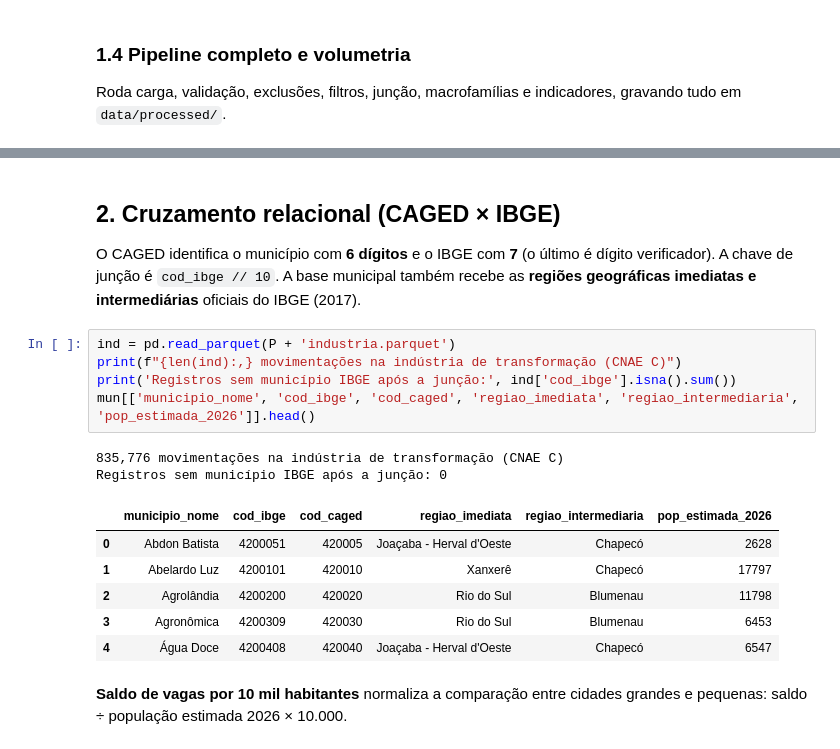
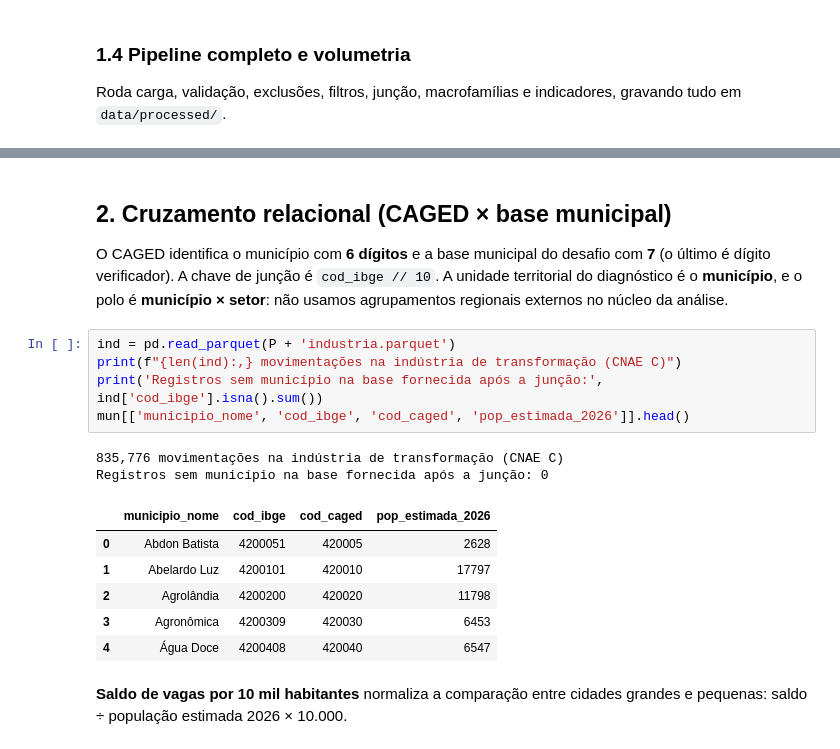
Before and after one commit to kiraabin/raio-x-industrial-sc-datathon-kirasapiens-unisenai, a Jupyter notebook: notebooks/raio_x_industria_sc.ipynb, the cells around one changed output, grey strips where cells are left out. Cells and saved outputs as stored; diff of their text form.

```diff
--- a/notebooks/raio_x_industria_sc.ipynb
+++ b/notebooks/raio_x_industria_sc.ipynb
@@ -120,22 +123,22 @@ Expansão sob pressão       6
 | 4 | Indústria de transformação (seção C) | 835776 |
 | 5 | ...das quais com salário válido p... | 781353 |
 # %% [markdown]
-## 2. Cruzamento relacional (CAGED × IBGE)
-O CAGED identifica o município com **6 dígitos** e o IBGE com **7** (o último é dígito verificador). A chave de junção é `cod_ibge // 10`. A base municipal também recebe as **regiões geográficas imediatas e intermediárias** oficiais do IBGE (2017).
+## 2. Cruzamento relacional (CAGED × base municipal)
+O CAGED identifica o município com **6 dígitos** e a base municipal do desafio com **7** (o último é dígito verificador). A chave de junção é `cod_ibge // 10`. A unidade territorial do diagnóstico é o **município**, e o polo é **município × setor**: não usamos agrupamentos regionais externos no núcleo da análise.
 # %%
 ind = pd.read_parquet(P + 'industria.parquet')
 print(f"{len(ind):,} movimentações na indústria de transformação (CNAE C)")
-print('Registros sem município IBGE após a junção:', ind['cod_ibge'].isna().sum())
-mun[['municipio_nome', 'cod_ibge', 'cod_caged', 'regiao_imediata', 'regiao_intermediaria', 'pop_estimada_2026']].head()
+print('Registros sem município na base fornecida após a junção:', ind['cod_ibge'].isna().sum())
+mun[['municipio_nome', 'cod_ibge', 'cod_caged', 'pop_estimada_2026']].head()
 # %% [output]
 835,776 movimentações na indústria de transformação (CNAE C)
-Registros sem município IBGE após a junção: 0
+Registros sem município na base fornecida após a junção: 0
-|  | municipio_nome | cod_ibge | cod_caged | regiao_imediata | regiao_intermediaria | pop_estimada_2026 |
-| 0 | Abdon Batista | 4200051 | 420005 | Joaçaba - Herval d'Oeste | Chapecó | 2628 |
-| 1 | Abelardo Luz | 4200101 | 420010 | Xanxerê | Chapecó | 17797 |
-| 2 | Agrolândia | 4200200 | 420020 | Rio do Sul | Blumenau | 11798 |
-| 3 | Agronômica | 4200309 | 420030 | Rio do Sul | Blumenau | 6453 |
-| 4 | Água Doce | 4200408 | 420040 | Joaçaba - Herval d'Oeste | Chapecó | 6547 |
+|  | municipio_nome | cod_ibge | cod_caged | pop_estimada_2026 |
+| 0 | Abdon Batista | 4200051 | 420005 | 2628 |
+| 1 | Abelardo Luz | 4200101 | 420010 | 17797 |
+| 2 | Agrolândia | 4200200 | 420020 | 11798 |
+| 3 | Agronômica | 4200309 | 420030 | 6453 |
+| 4 | Água Doce | 4200408 | 420040 | 6547 |
 # %% [markdown]
 **Saldo de vagas por 10 mil habitantes** normaliza a comparação entre cidades grandes e pequenas: saldo ÷ população estimada 2026 × 10.000.
 # %%
```
Also changed, not shown: parts of 16 cells of this notebook, 29 other files.
